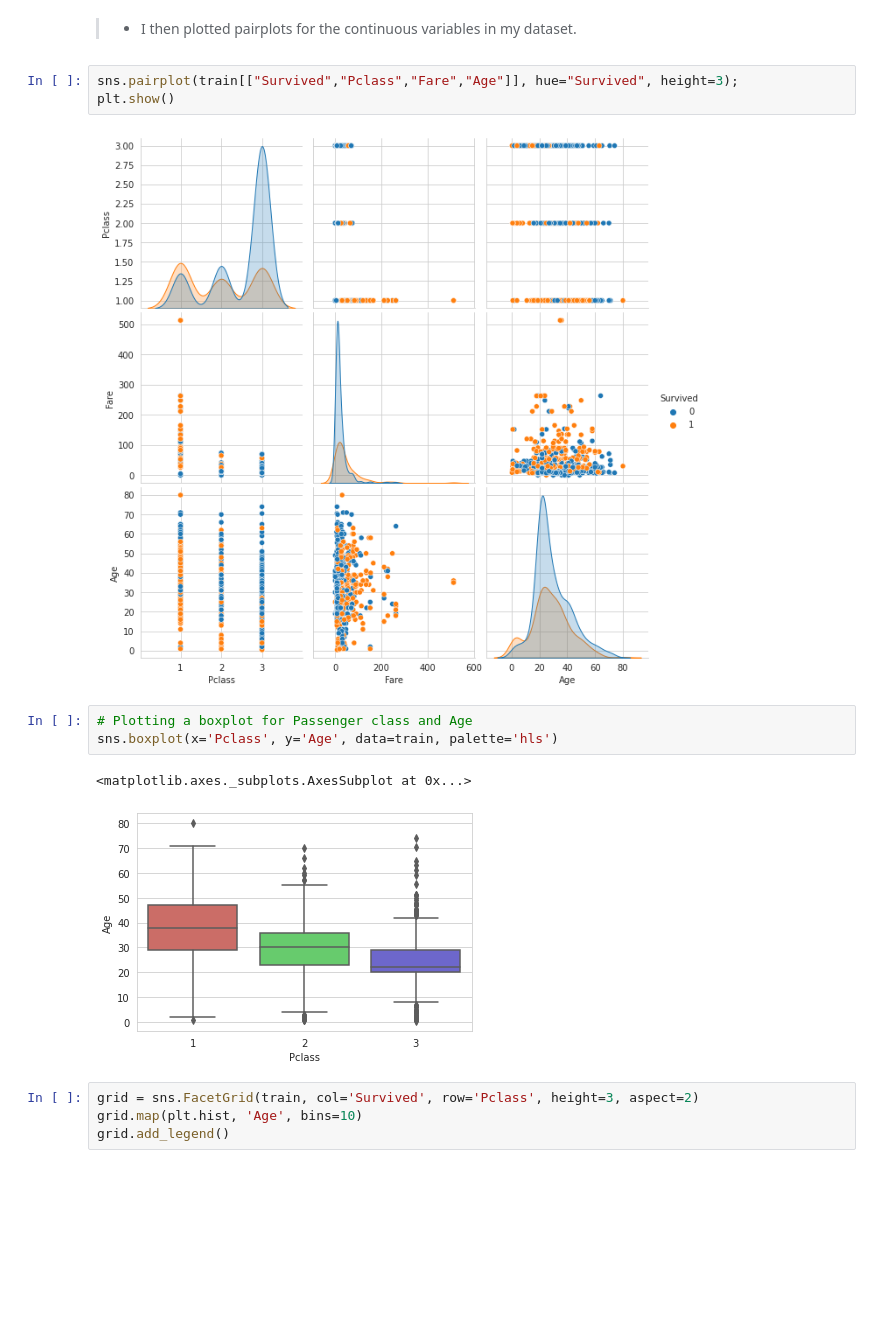
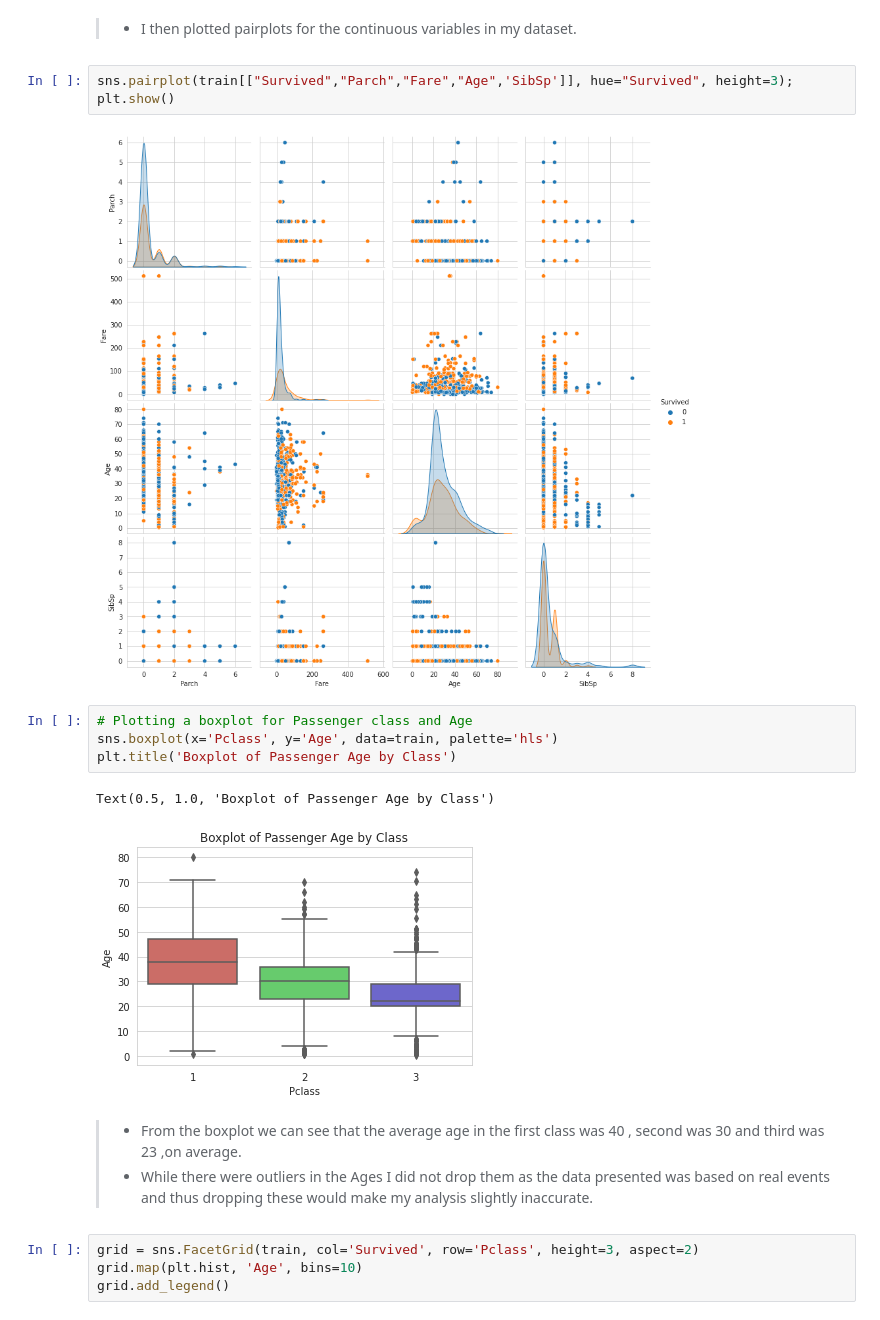
Before and after one commit to nyamskamau/Titanic-and-Spambase-datasets-analysis, a Jupyter notebook: KNearestNeighbors.ipynb, the cells around one changed output. Drawn from its saved outputs; the diff is of its cells as text; blank space fills up the shorter version.

```diff
--- a/KNearestNeighbors.ipynb
+++ b/KNearestNeighbors.ipynb
@@ -340,16 +338,20 @@ Text(0.5, 1.0, 'Frequency plots of Passengers on the Titanic based on the locati
 # %% [markdown]
 >* I then plotted pairplots for the continuous variables in my dataset.
 # %%
-sns.pairplot(train[["Survived","Pclass","Fare","Age"]], hue="Survived", height=3);
+sns.pairplot(train[["Survived","Parch","Fare","Age",'SibSp']], hue="Survived", height=3);
 plt.show()
 # %% [output]
-[figure, old version]
+[figure, new version]
 # %%
 # Plotting a boxplot for Passenger class and Age
 sns.boxplot(x='Pclass', y='Age', data=train, palette='hls')
+plt.title('Boxplot of Passenger Age by Class')
 # %% [output]
-<matplotlib.axes._subplots.AxesSubplot at 0x...>
+Text(0.5, 1.0, 'Boxplot of Passenger Age by Class')
-[figure, old version]
+[figure, new version]
+# %% [markdown]
+>* From the boxplot we can see that the average age in the first class was 40 , second was 30 and third was 23 ,on average.
+>* While there were outliers in the Ages I did not drop them as the data presented was based on real events and thus dropping these would make my analysis slightly inaccurate.
 # %%
 grid = sns.FacetGrid(train, col='Survived', row='Pclass', height=3, aspect=2)
 grid.map(plt.hist, 'Age', bins=10)
```
Also changed, not shown: parts of 34 cells of this notebook.
